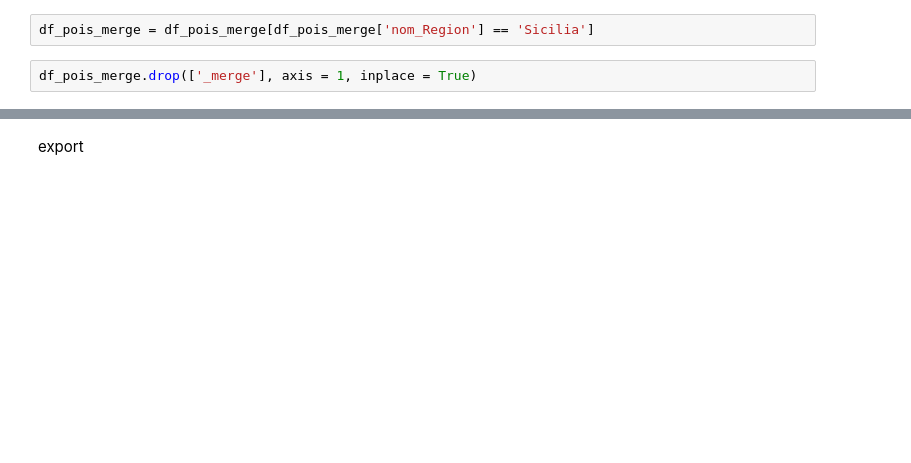
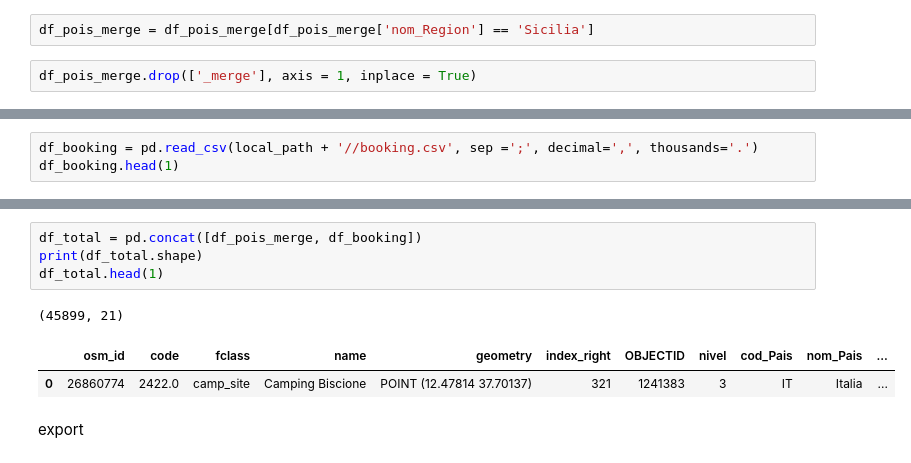
Before and after one commit to annassanchez/vuelve-conmigo-a-italia, a Jupyter notebook: notebooks/04_osm_pois.ipynb, the cells around one changed output, grey strips where cells are left out. Saved outputs shown, nothing was run; the diff lists cells and outputs as text; blank space fills up the shorter version.

```diff
--- a/notebooks/04_osm_pois.ipynb
+++ b/notebooks/04_osm_pois.ipynb
@@ -226,0 +231,3 @@ df_pois_merge.drop(['_merge'], axis = 1, inplace = True)
+# %%
+df_booking = pd.read_csv(local_path + '//booking.csv', sep =';', decimal=',', thousands='.')
+df_booking.head(1)
@@ -227,2 +262,10 @@ df_pois_merge.drop(['_merge'], axis = 1, inplace = True)
+# %%
+df_total = pd.concat([df_pois_merge, df_booking])
+print(df_total.shape)
+df_total.head(1)
+# %% [output]
+(45899, 21)
+|  | osm_id | code | fclass | name | geometry | index_right | OBJECTID | nivel | cod_Pais | nom_Pais | ... |
+| 0 | 26860774 | 2422.0 | camp_site | Camping Biscione | POINT (12.47814 37.70137) | 321 | 1241383 | 3 | IT | Italia | ... |
 # %% [markdown]
 export
```
Also changed, not shown: parts of 20 cells of this notebook.
